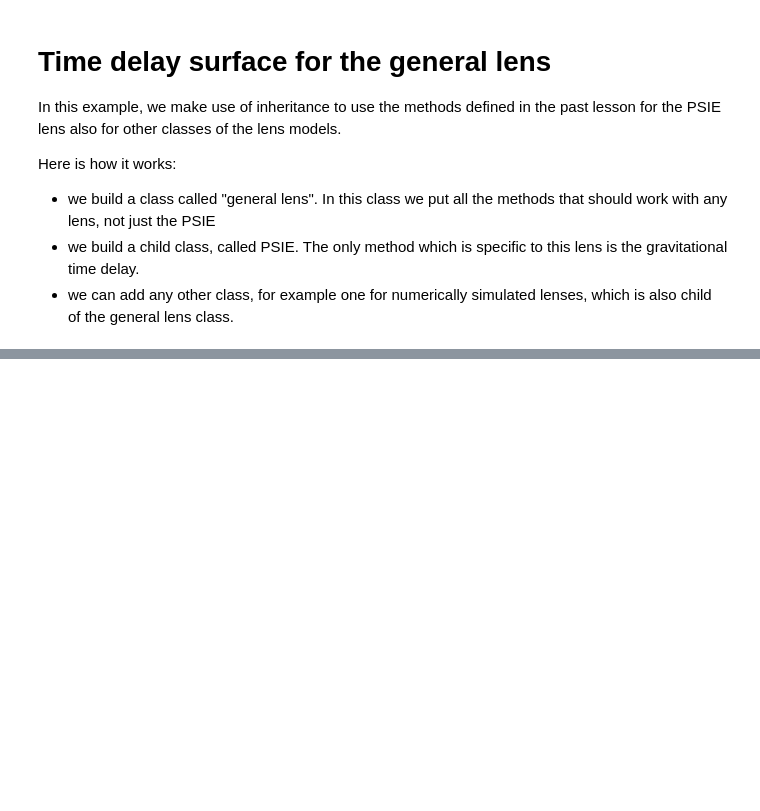
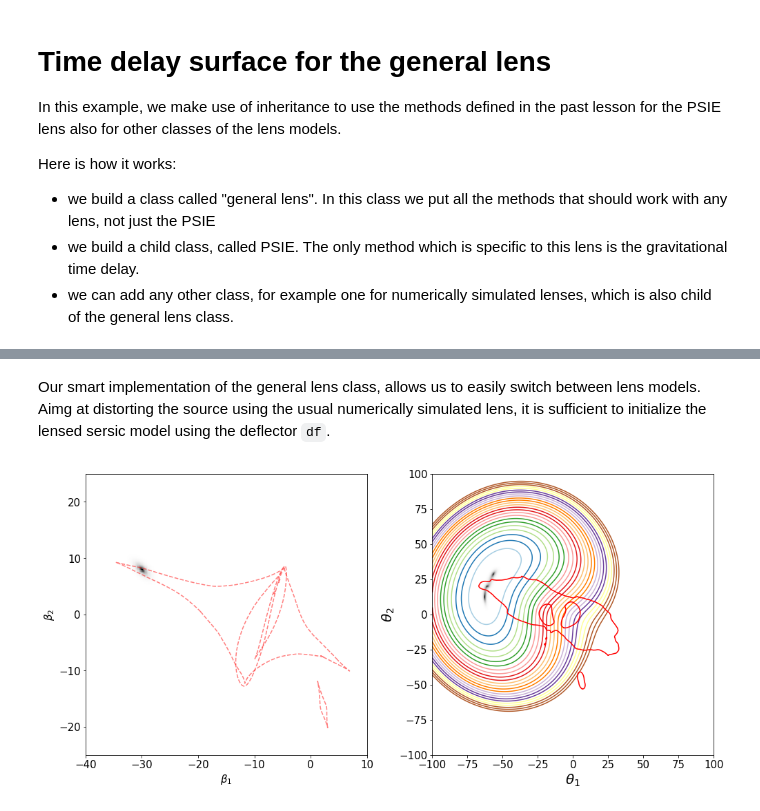
Before and after one commit to maxmen/LensingLectures, a Jupyter notebook: Notebooks/9_2018.ipynb, the cells around one changed output, grey strips where cells are left out. Cells and saved outputs as stored; diff of their text form; code cells hidden in the pictures; blank space fills up the shorter version.

````diff
--- a/Notebooks/9_2018.ipynb
+++ b/Notebooks/9_2018.ipynb
@@ -424,0 +561,36 @@ computing tgrav
+# %% [markdown]
+Our smart implementation of the general lens class, allows us to easily switch between lens models. Aimg at distorting the source using the usual numerically simulated lens, it is sufficient to initialize the lensed sersic model using the deflector ```df```.
+# %%
+label_size = 15
+matplotlib.rcParams['xtick.labelsize'] = label_size
+matplotlib.rcParams['ytick.labelsize'] = label_size
+
+beta=[-30,8]
+td=df.t_delay_surf(beta=beta)
+
+xmin,xmax=-df.size/2,df.size/2
+ymin,ymax=-df.size/2,df.size/2
+
+fig,ax=plt.subplots(1,2,figsize=(14,8))
+kwargs={'q': 0.5,'re': 1.0, 'pa': np.pi/4.0, 'n': 1,'ys1': beta[0], 'ys2': beta[1]}
+
+
+se_unlensed=sersic(size_stamp,npix_stamp,**kwargs)
+se=sersic(size_stamp,npix_stamp,gl=df,**kwargs)
+df.caustics(ax=ax[0],lt='--',alpha=0.5)
+df.clines(ax=ax[1])
+ax[0].imshow(se_unlensed.image,origin='lower',
+             extent=[-se_unlensed.size/2,se_unlensed.size/2,
+                     -se_unlensed.size/2,se_unlensed.size/2],
+             cmap='gray_r')
+ax[1].imshow(se.image,origin='lower',
+             extent=[-se.size/2,se.size/2,-se.size/2,se.size/2],
+             cmap='gray_r')
+df.show_contours(td,ax=ax[1],minx=xmin,miny=ymin,nlevels=25,levmax=1600,fontsize=20)
+x0,x1=-40,10
+y0,y1=-25,25
+ax[0].set_xlim([x0,x1])
+ax[0].set_ylim([y0,y1])
+fig.tight_layout()
+# %% [output]
+[figure, added]
````
Also changed, not shown: parts of 12 cells of this notebook.
